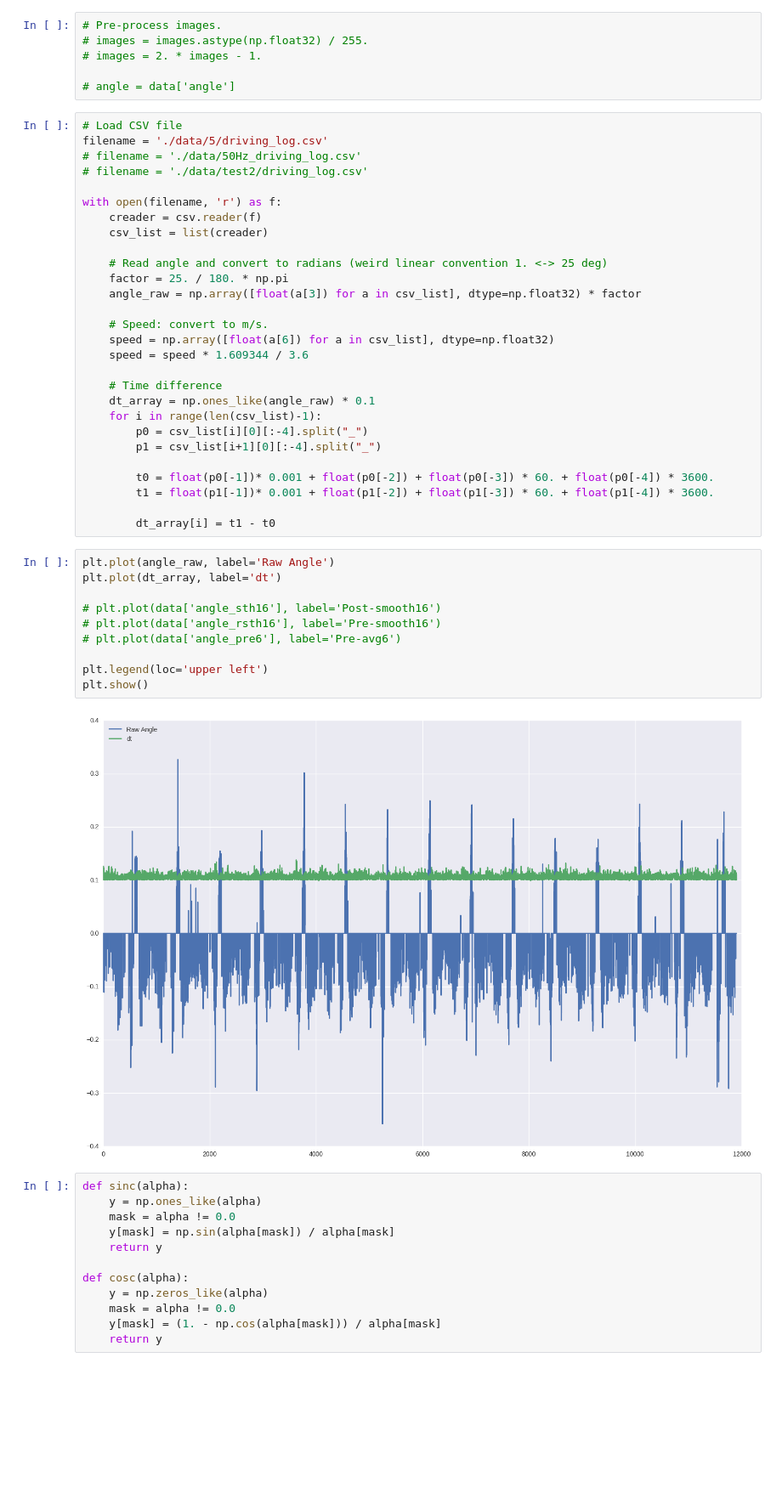
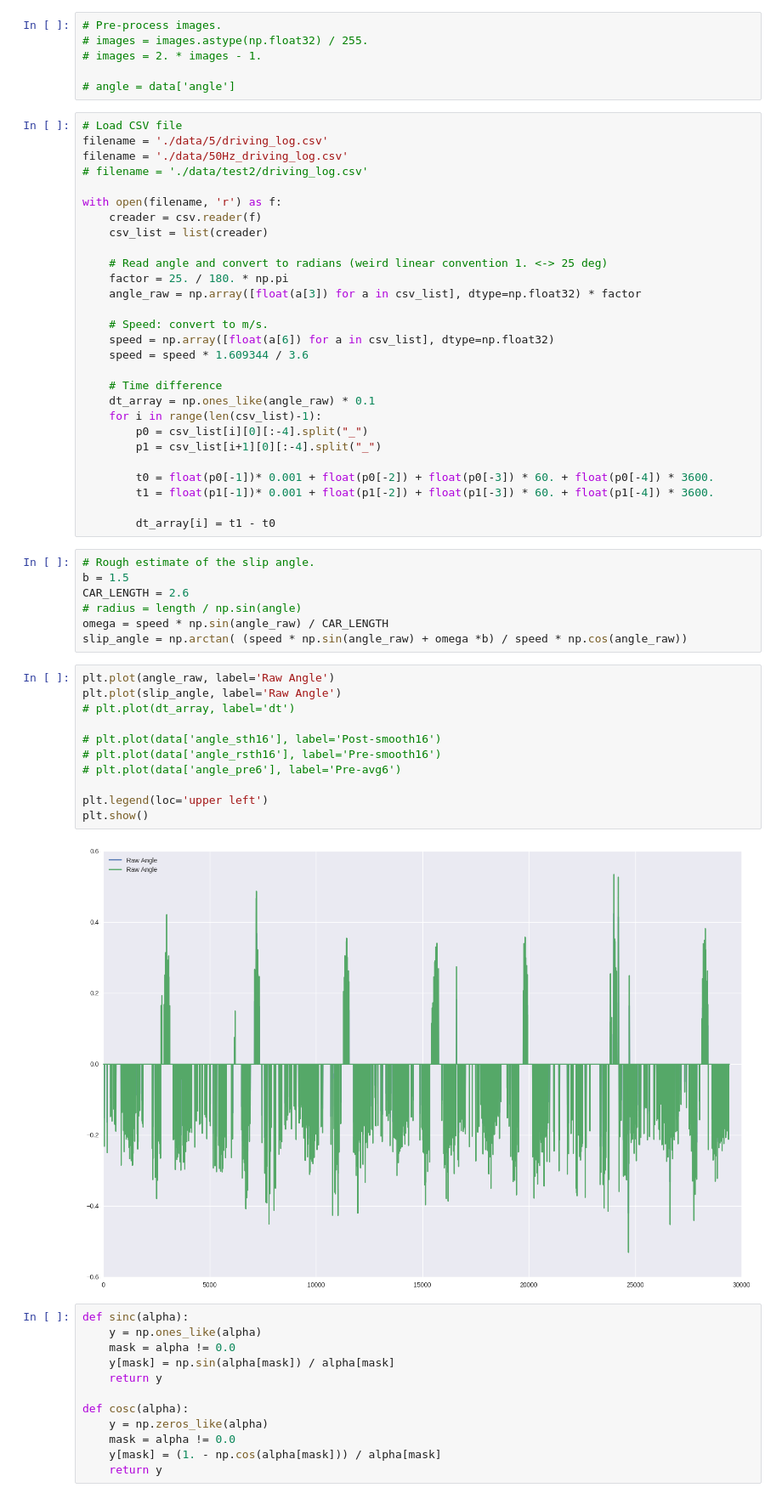
Before and after one commit to balancap/SDC-Behavioral-Cloning, a Jupyter notebook: behavioral-cloning.ipynb, the cells around one changed output. Shown at 85% size. Drawn from its saved outputs; the diff is of its cells as text; blank space fills up the shorter version.

```diff
--- a/behavioral-cloning.ipynb
+++ b/behavioral-cloning.ipynb
@@ -59,7 +59,7 @@ print(out.shape)
 # %%
 # Load CSV file
 filename = './data/5/driving_log.csv'
-# filename = './data/50Hz_driving_log.csv'
+filename = './data/50Hz_driving_log.csv'
 # filename = './data/test2/driving_log.csv'
 
 with open(filename, 'r') as f:
@@ -84,18 +84,26 @@ with open(filename, 'r') as f:
         t1 = float(p1[-1])* 0.001 + float(p1[-2]) + float(p1[-3]) * 60. + float(p1[-4]) * 3600.
 
         dt_array[i] = t1 - t0
+# %%
+# Rough estimate of the slip angle.
+b = 1.5
+CAR_LENGTH = 2.6
+# radius = length / np.sin(angle)
+omega = speed * np.sin(angle_raw) / CAR_LENGTH
+slip_angle = np.arctan( (speed * np.sin(angle_raw) + omega *b) / speed * np.cos(angle_raw))
 # %%
 plt.plot(angle_raw, label='Raw Angle')
-plt.plot(dt_array, label='dt')
+plt.plot(slip_angle, label='Raw Angle')
+# plt.plot(dt_array, label='dt')
 
 # plt.plot(data['angle_sth16'], label='Post-smooth16')
 # plt.plot(data['angle_rsth16'], label='Pre-smooth16')
 # plt.plot(data['angle_pre6'], label='Pre-avg6')
 
 plt.legend(loc='upper left')
 plt.show()
 # %% [output]
-[figure, old version]
+[figure, new version]
 # %%
 def sinc(alpha):
     y = np.ones_like(alpha)
```
Also changed, not shown: parts of 4 cells of this notebook, 2 other files.
